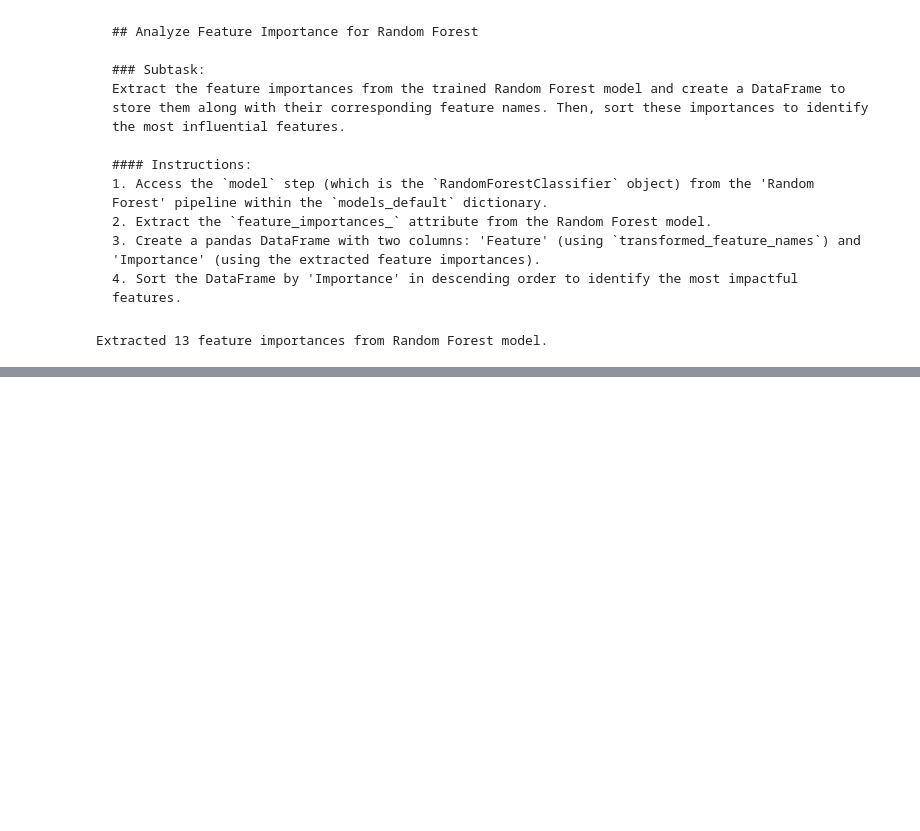
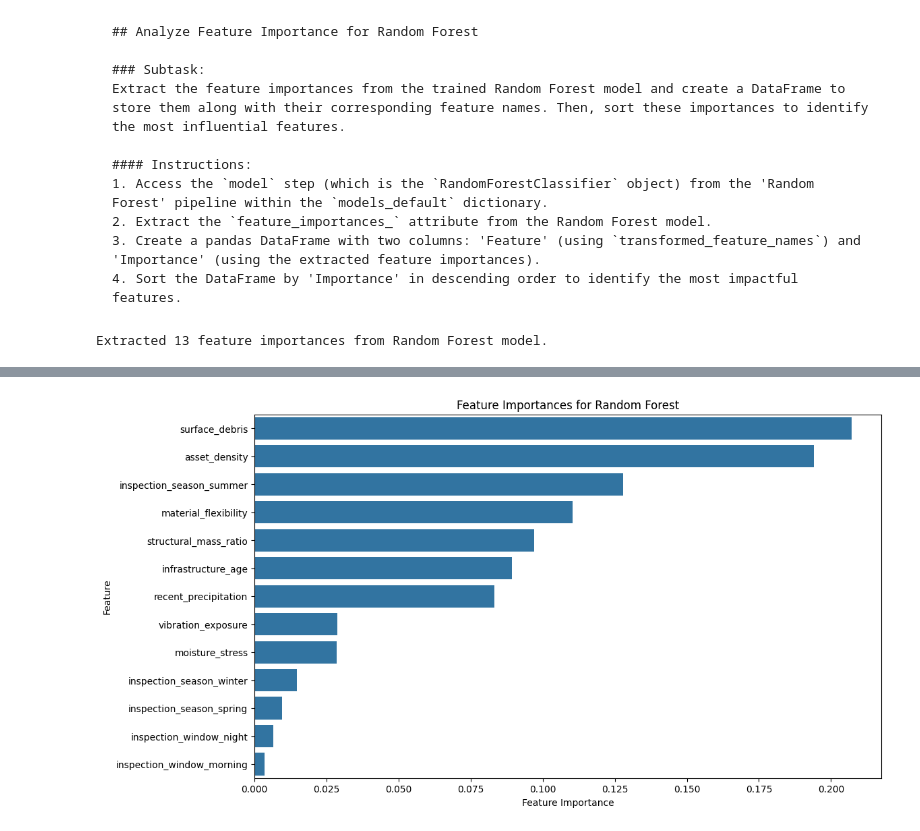
Before and after one commit to RedeemerNtumy/urban-infrastructure, a Jupyter notebook: Urban_Infrastructure_Failure_final.ipynb, the cells around one changed output, grey strips where cells are left out. Cells and saved outputs as stored; diff of their text form; code cells hidden in the pictures; blank space fills up the shorter version.

```diff
--- a/Urban_Infrastructure_Failure_final.ipynb
+++ b/Urban_Infrastructure_Failure_final.ipynb
@@ -870,3 +870,11 @@ rf_importances = rf_model.feature_importances_
 print(f"Extracted {len(rf_importances)} feature importances from Random Forest model.")
 # %% [output]
 Extracted 13 feature importances from Random Forest model.
+# %%
+rf_feature_importance_df = pd.DataFrame({
+    'Feature': transformed_feature_names,
+    'Importance': rf_importances
+})
+rf_feature_importance_df = rf_feature_importance_df.sort_values(by='Importance', ascending=False)
+print("Random Forest feature importance DataFrame created and sorted.")
+print(rf_feature_importance_df.head())
@@ -872,0 +889,9 @@ Extracted 13 feature importances from Random Forest model.
+# %%
+plt.figure(figsize=(12, 7))
+sns.barplot(x='Importance', y='Feature', data=rf_feature_importance_df)
+plt.title('Feature Importances for Random Forest')
+plt.xlabel('Feature Importance')
+plt.ylabel('Feature')
+plt.show()
+# %% [output]
+[figure, added]
```
Also changed, not shown: parts of 9 cells of this notebook.
